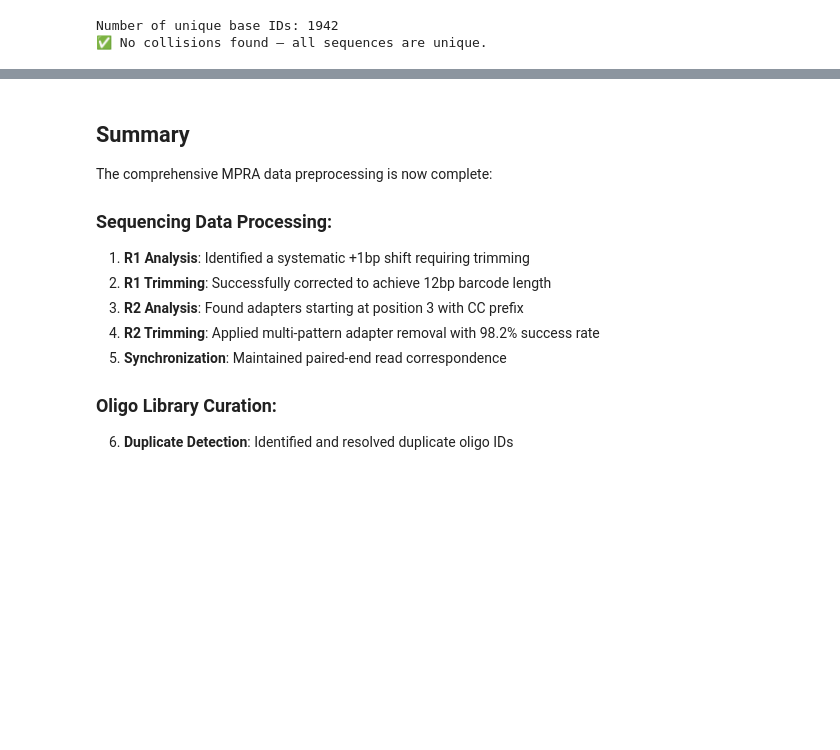
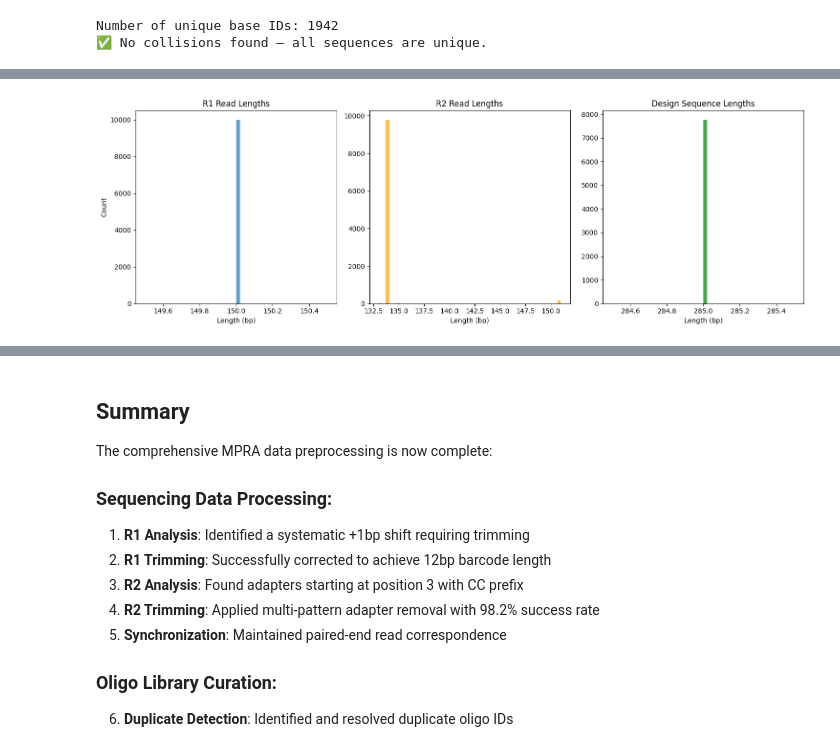
Before and after one commit to Vlasovets/OA-MPRA-data-analysis, a Jupyter notebook: data_preprocessing.ipynb, the cells around one changed output, grey strips where cells are left out. Drawn from its saved outputs; the diff is of its cells as text; code cells hidden in the pictures; blank space fills up the shorter version.

Commit message:
add PE analysis

```diff
--- a/data_preprocessing.ipynb
+++ b/data_preprocessing.ipynb
@@ -499,0 +542,79 @@ Number of unique base IDs: 1942
+# %%
+# 1. Check read lengths from your FASTQ files
+def analyze_read_lengths(fastq_file, max_reads=10000):
+    """Analyze read lengths from FASTQ file"""
+    read_lengths = []
+
+    with gzip.open(fastq_file, 'rt') if fastq_file.endswith('.gz') else open(fastq_file, 'r') as f:
+        for i, record in enumerate(SeqIO.parse(f, 'fastq')):
+            if i >= max_reads:
+                break
+            read_lengths.append(len(record.seq))
+
+    return read_lengths
+
+# Analyze your R1 and R2 reads
+r1_file = "/lustre/groups/itg/teams/zeggini/projects/GO2/MPRA/mpra_test/real_data/assignment/forward/24L005276_S11_L001_R1_001_trimmed_1bp.synced.fastq.gz"
+r2_file = "/lustre/groups/itg/teams/zeggini/projects/GO2/MPRA/mpra_test/real_data/assignment/reverse/24L005276_S11_L001_R2_001.r2trim.fastq.gz"
+
+print("Analyzing read lengths...")
+r1_lengths = analyze_read_lengths(r1_file)
+r2_lengths = analyze_read_lengths(r2_file)
+
+print(f"R1 reads - Min: {min(r1_lengths)}, Max: {max(r1_lengths)}, Mean: {np.mean(r1_lengths):.1f}")
+print(f"R2 reads - Min: {min(r2_lengths)}, Max: {max(r2_lengths)}, Mean: {np.mean(r2_lengths):.1f}")
+
+# 2. Analyze design file construct lengths
+def analyze_design_lengths(fasta_file):
+    """Analyze sequence lengths in design file"""
+    seq_lengths = []
+
+    with open(fasta_file, 'r') as f:
+        for record in SeqIO.parse(f, 'fasta'):
+            seq_lengths.append(len(record.seq))
+
+    return seq_lengths
+
+design_file = "/lustre/groups/itg/teams/zeggini/projects/GO2/MPRA/mpra_test/real_data/assignment/designed_oligos_deduplicated_adapter_removed.fasta"
+design_lengths = analyze_design_lengths(design_file)
+
+print(f"\nDesign sequences - Min: {min(design_lengths)}, Max: {max(design_lengths)}, Mean: {np.mean(design_lengths):.1f}")
+
+# 3. Calculate PE span and overlap
+r1_mean = np.mean(r1_lengths)
+r2_mean = np.mean(r2_lengths)
+design_mean = np.mean(design_lengths)
+
+pe_total_span = r1_mean + r2_mean
+overlap = pe_total_span - design_mean
+
+print(f"\n=== SPANNING ANALYSIS ===")
+print(f"PE total span (R1 + R2): {pe_total_span:.1f} bp")
+print(f"Mean design length: {design_mean:.1f} bp")
+print(f"Overlap: {overlap:.1f} bp")
+print(f"Overlap > 10bp? {'Yes' if overlap > 10 else 'No'}")
+
+if overlap > 10:
+    print("✓ PE reads span the whole construct with >10bp overlap")
+else:
+    print("⚠ PE reads may not fully span the construct with sufficient overlap")
+
+# 4. Plot distributions
+fig, axes = plt.subplots(1, 3, figsize=(15, 5))
+
+axes[0].hist(r1_lengths, bins=50, alpha=0.7, label='R1')
+axes[0].set_title('R1 Read Lengths')
+axes[0].set_xlabel('Length (bp)')
+axes[0].set_ylabel('Count')
+
+axes[1].hist(r2_lengths, bins=50, alpha=0.7, label='R2', color='orange')
+axes[1].set_title('R2 Read Lengths')
+axes[1].set_xlabel('Length (bp)')
+
+axes[2].hist(design_lengths, bins=50, alpha=0.7, label='Design', color='green')
+axes[2].set_title('Design Sequence Lengths')
+axes[2].set_xlabel('Length (bp)')
+
+plt.tight_layout()
+plt.show()
+# %% [output]
@@ -499,0 +633 @@ Number of unique base IDs: 1942
+[figure, added]
```
Also changed, not shown: parts of 11 cells of this notebook.
